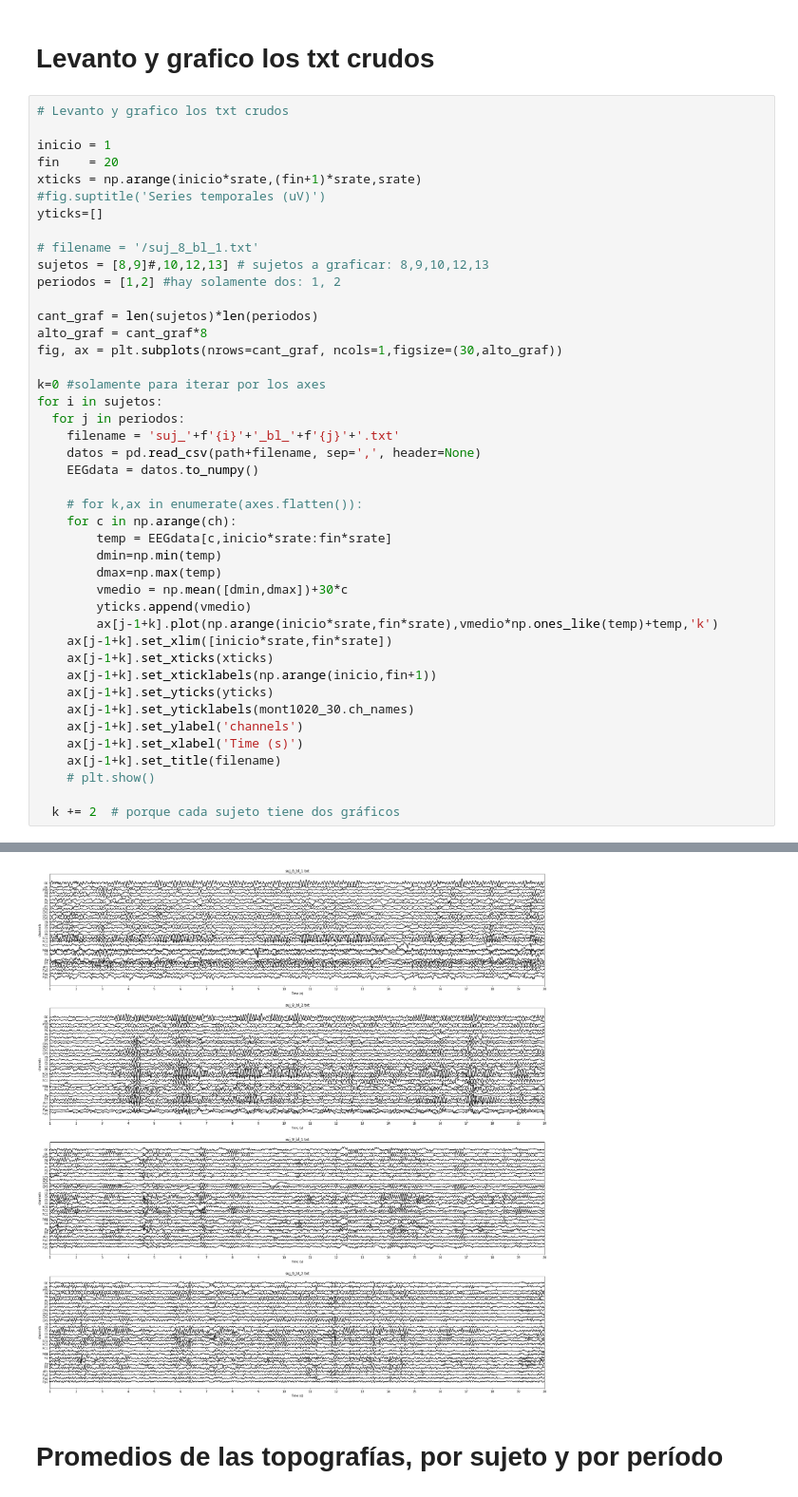
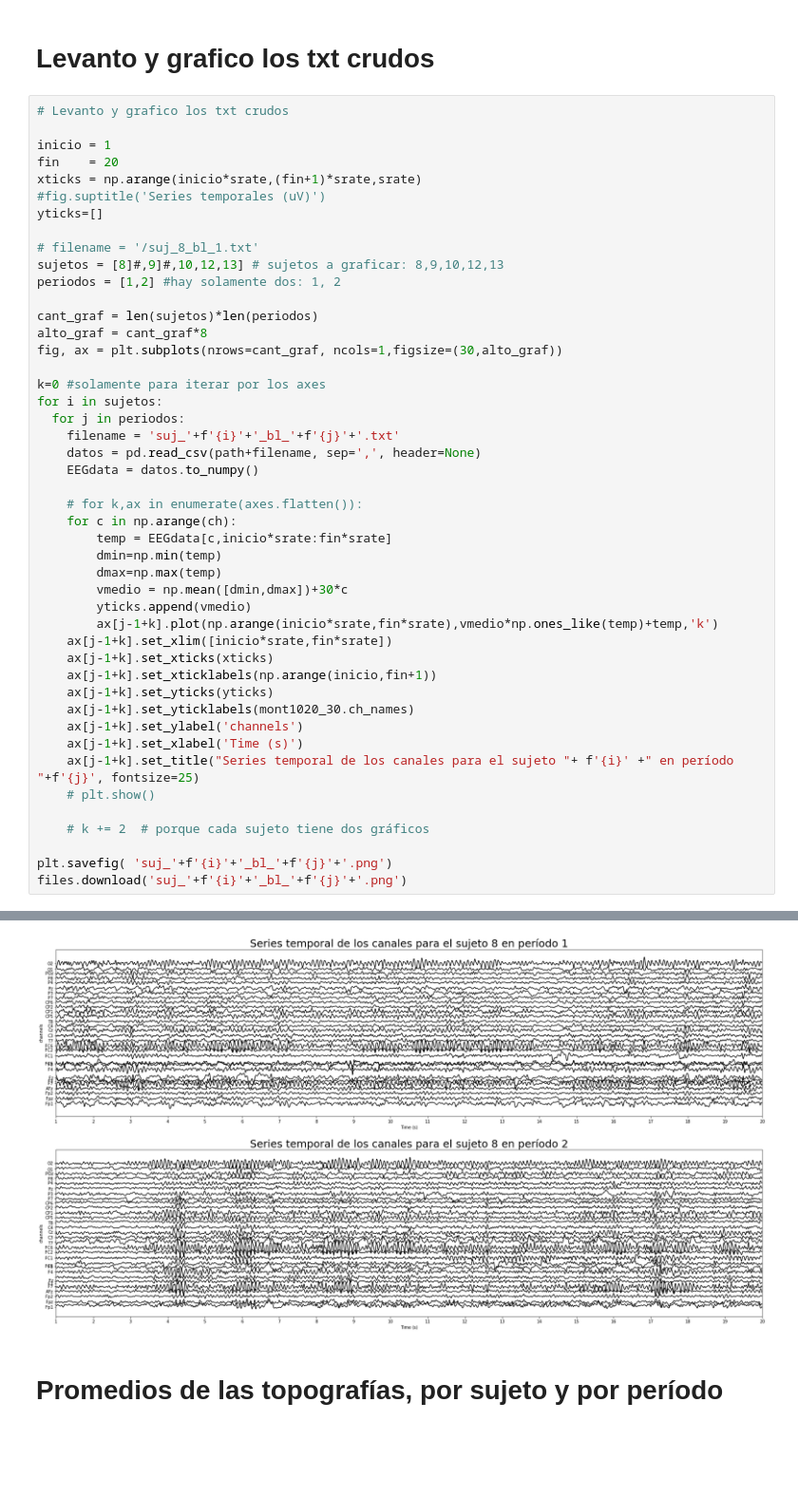
Before and after one commit to sebasped/dm_cyt_tp1, a Jupyter notebook: EEG_preTP.ipynb, the cells around one changed output, grey strips where cells are left out. Shown at 95% size. Drawn from its saved outputs; the diff is of its cells as text; blank space fills up the shorter version.

Commit message:
plots tp

```diff
--- a/EEG_preTP.ipynb
+++ b/EEG_preTP.ipynb
@@ -78,7 +79,7 @@ xticks = np.arange(inicio*srate,(fin+1)*srate,srate)
 yticks=[]
 
 # filename = '/suj_8_bl_1.txt'
-sujetos = [8,9]#,10,12,13] # sujetos a graficar: 8,9,10,12,13
+sujetos = [8]#,9]#,10,12,13] # sujetos a graficar: 8,9,10,12,13
 periodos = [1,2] #hay solamente dos: 1, 2
 
 cant_graf = len(sujetos)*len(periodos)
@@ -107,8 +108,11 @@ for i in sujetos:
     ax[j-1+k].set_yticklabels(mont1020_30.ch_names)
     ax[j-1+k].set_ylabel('channels')
     ax[j-1+k].set_xlabel('Time (s)')
-    ax[j-1+k].set_title(filename)
+    ax[j-1+k].set_title("Series temporal de los canales para el sujeto "+ f'{i}' +" en período "+f'{j}', fontsize=25)
     # plt.show()
 
-  k += 2  # porque cada sujeto tiene dos gráficos
+    # k += 2  # porque cada sujeto tiene dos gráficos
+
+plt.savefig( 'suj_'+f'{i}'+'_bl_'+f'{j}'+'.png')
+files.download('suj_'+f'{i}'+'_bl_'+f'{j}'+'.png')
 # %% [output]
@@ -115,4 +121,4 @@ for i in sujetos:
-[figure, old version]
+[figure, new version]
 # %% [markdown]
 # Promedios de las topografías, por sujeto y por período
 # %%
```
Also changed, not shown: parts of 8 cells of this notebook, 4 other files.
